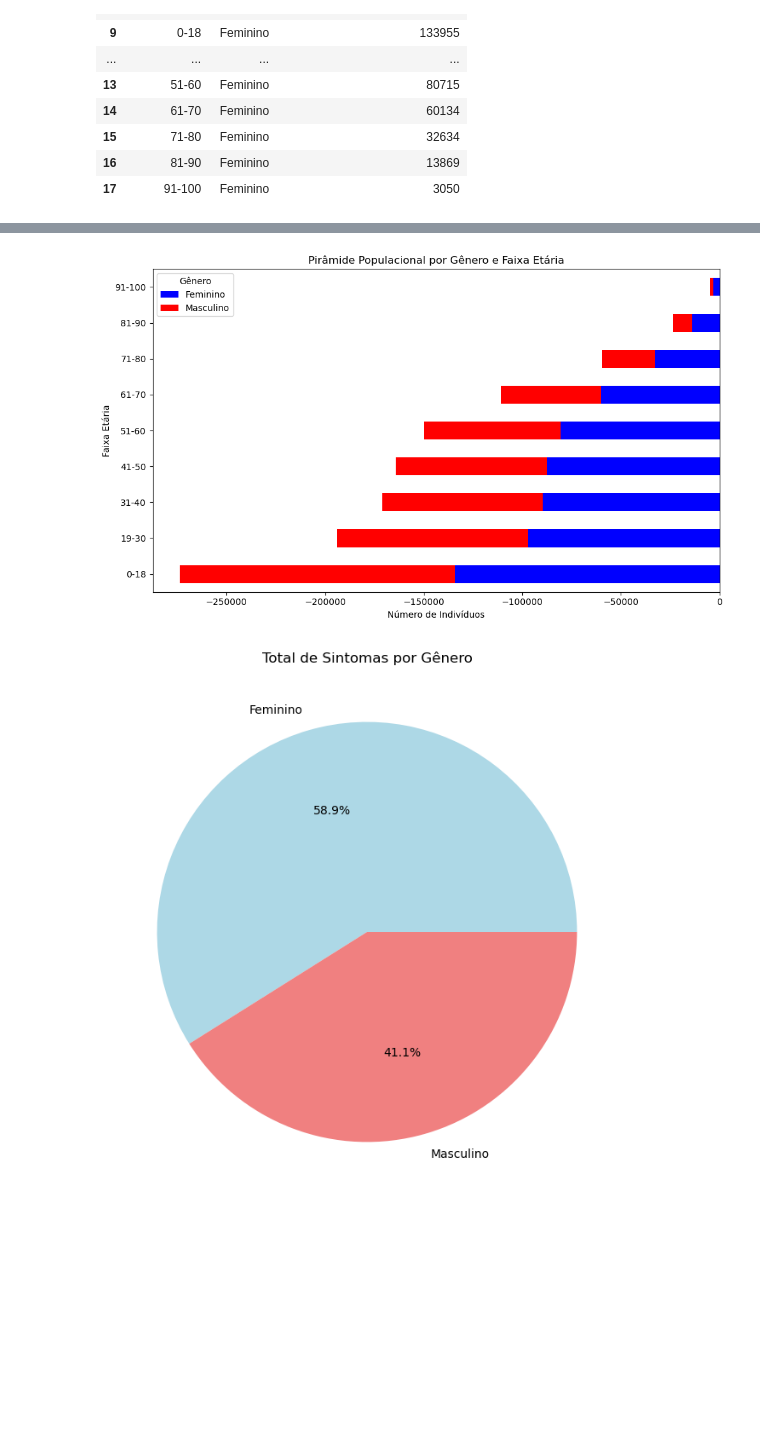
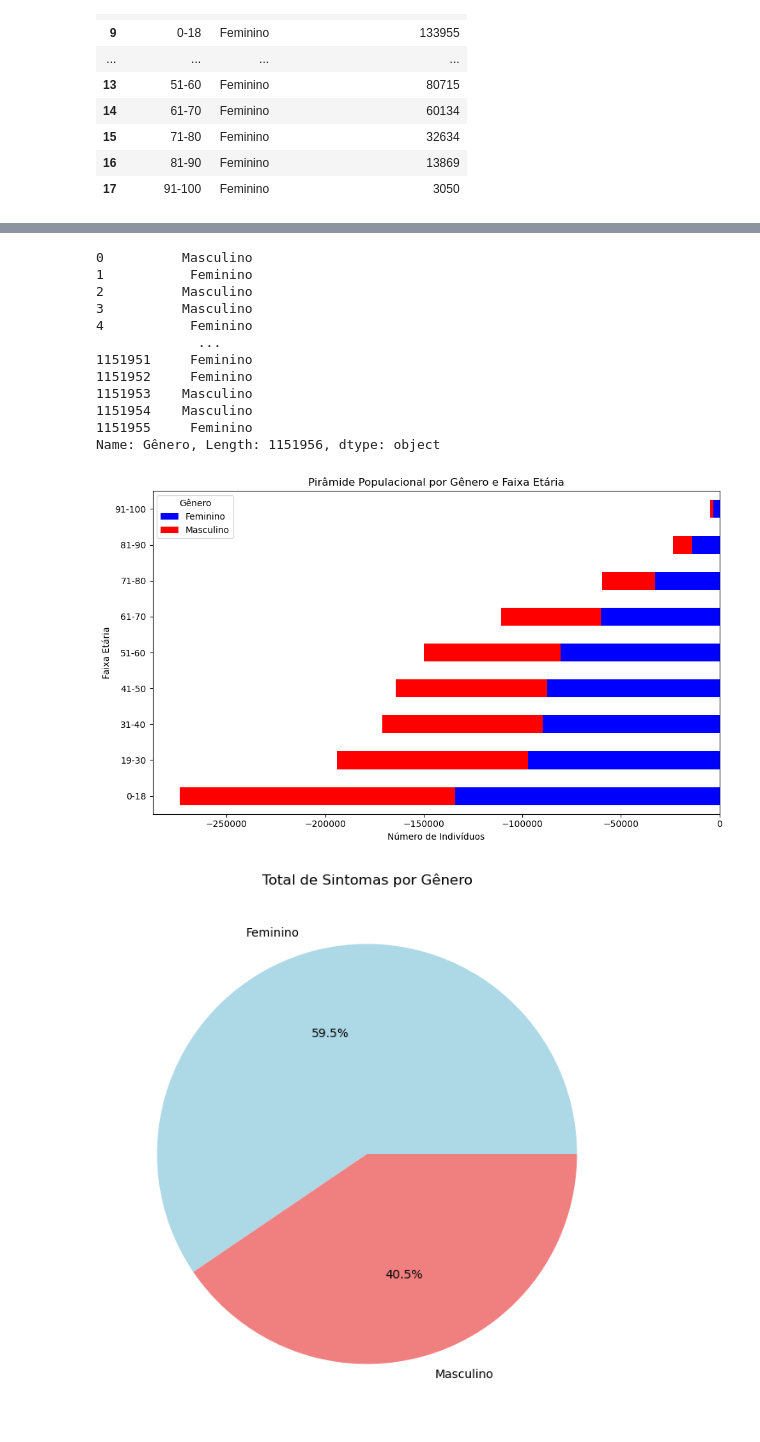
Before and after one commit to Iana-Neri22/AnalyticsStudies, a Jupyter notebook: analise_covid.ipynb, the cells around one changed output, grey strips where cells are left out. Drawn from its saved outputs; the diff is of its cells as text; code cells hidden in the pictures; blank space fills up the shorter version.

```diff
--- a/analise_covid.ipynb
+++ b/analise_covid.ipynb
@@ -303,6 +289,6 @@ See the caveats in the documentation: https://pandas.pydata.org/pandas-docs/stab
 # %%
 df_ = df[df['Trabalhou'].isin([1, 2])]
-cols_sintomas = [i for i in list(dict_colunas.values()) if i.startswith('Sintoma')]
+#cols_sintomas = [i for i in list(dict_colunas.values()) if i.startswith('Sintoma')]
 df['Total_Sintomas'] = (df[cols_sintomas] == 1).sum(axis=1)
 bins = [0, 18, 30, 40, 50, 60, 70, 80, 90, 100]
 labels = ['0-18', '19-30', '31-40', '41-50', '51-60', '61-70', '71-80', '81-90', '91-100']
@@ -344,12 +330,9 @@ display(df_piramide)
 | 17 | 91-100 | Feminino | 3050 |
 # %%
 dict_genero = {
-    1: 'Masculino',
-    2: 'Feminino'
+    1.: 'Masculino',
+    2.: 'Feminino'
 }
-
-# Listar colunas de sintomas
-cols_sintomas = [i for i in dict_colunas.values() if i.startswith('Sintoma')]
 
 # Calcular total de sintomas
 df['Total_Sintomas'] = (df[cols_sintomas] == 1).sum(axis=1)
@@ -361,6 +344,7 @@ df['Faixa_Etaria'] = pd.cut(df['Idade'], bins=bins, labels=labels, right=False)
 
 # Substituir valores de gênero com dict_genero
 df['Gênero'] = df['Gênero'].map(dict_genero)
+display(df['Gênero'])
 
 # Contar o número de indivíduos por faixa etária e sexo
 df_piramide = df.groupby(['Faixa_Etaria', 'Gênero']).size().unstack(fill_value=0)
@@ -370,8 +354,6 @@ df_piramide = df_piramide.apply(lambda x: x if x.name == 'Masculino' else -x, ax
 df_pie = df.groupby('Gênero')['Total_Sintomas'].sum().reset_index()
 df_pie['Porcentagem'] = df_pie['Total_Sintomas'] / df_pie['Total_Sintomas'].sum() * 100
 
-
-display(df_piramide)
 # Gráfico de pirâmide populacional
 plt.figure(figsize=(10, 6))
 df_piramide.plot(kind='barh', x='Faixa_Etaria', stacked=True, color=['blue', 'red'], ax=plt.gca())
@@ -401,3 +373,15 @@ plt.show()
+0          Masculino
+1           Feminino
+2          Masculino
+3          Masculino
+4           Feminino
+             ...
+1151951     Feminino
+1151952     Feminino
+1151953    Masculino
+1151954    Masculino
+1151955     Feminino
+Name: Gênero, Length: 1151956, dtype: object
 [figure]
-[figure, old version]
+[figure, new version]
 # %%
```
Also changed, not shown: parts of 11 cells of this notebook.
